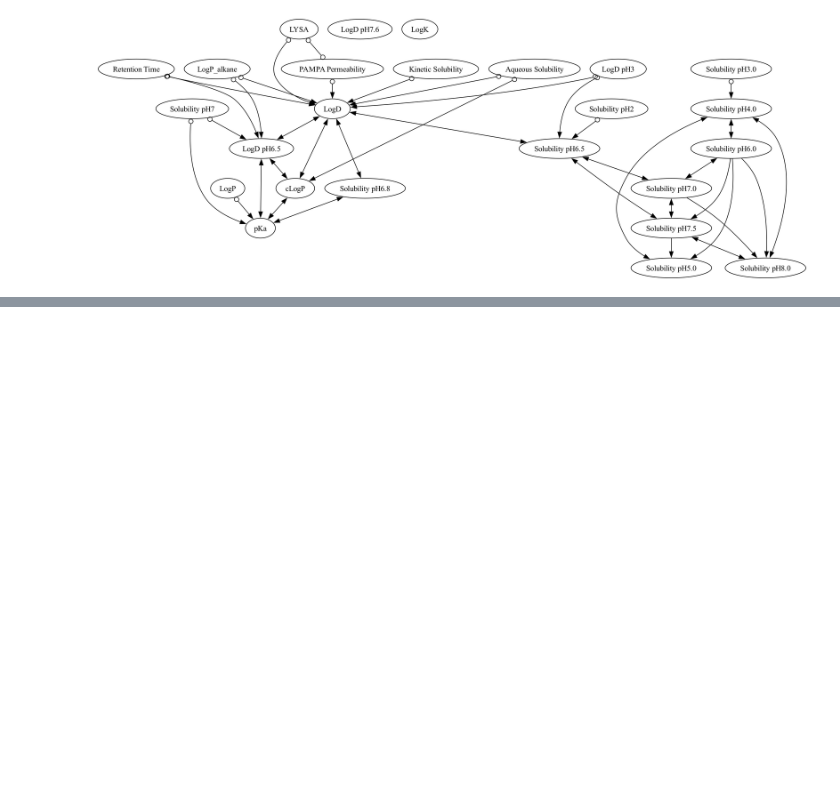
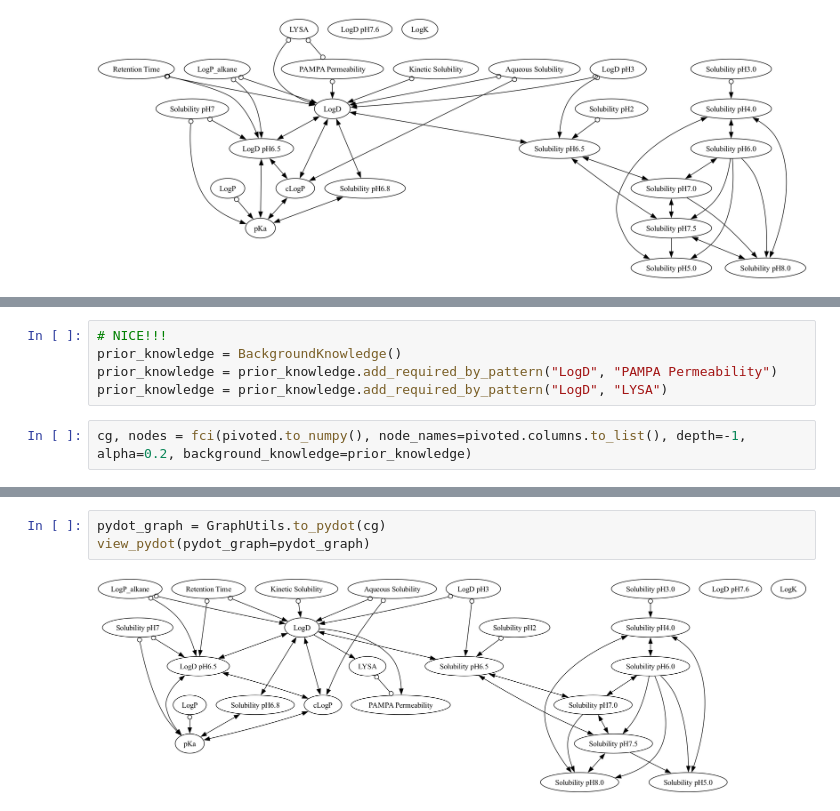
Before and after one commit to patrickwrowe/chembl-causal, a Jupyter notebook: fci_algorithm_extended_dataset.ipynb, the cells around one changed output, grey strips where cells are left out. Saved outputs shown, nothing was run; the diff lists cells and outputs as text; blank space fills up the shorter version.

Commit message:
modify graph using obvious prior knowledge

```diff
--- a/fci_algorithm_extended_dataset.ipynb
+++ b/fci_algorithm_extended_dataset.ipynb
@@ -55,0 +63,7 @@ view_pydot(pydot_graph=pydot_graph)
+# %%
+# NICE!!!
+prior_knowledge = BackgroundKnowledge()
+prior_knowledge = prior_knowledge.add_required_by_pattern("LogD", "PAMPA Permeability")
+prior_knowledge = prior_knowledge.add_required_by_pattern("LogD", "LYSA")
+# %%
+cg, nodes = fci(pivoted.to_numpy(), node_names=pivoted.columns.to_list(), depth=-1, alpha=0.2, background_knowledge=prior_knowledge)
@@ -55,0 +85,5 @@ view_pydot(pydot_graph=pydot_graph)
+# %%
+pydot_graph = GraphUtils.to_pydot(cg)
+view_pydot(pydot_graph=pydot_graph)
+# %% [output]
+[figure, added]
```
Also changed, not shown: parts of 4 cells of this notebook.
